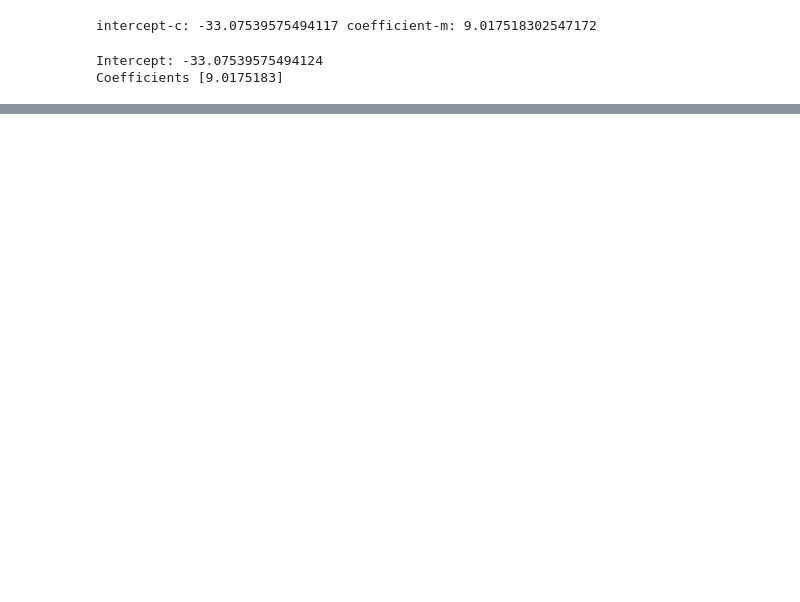
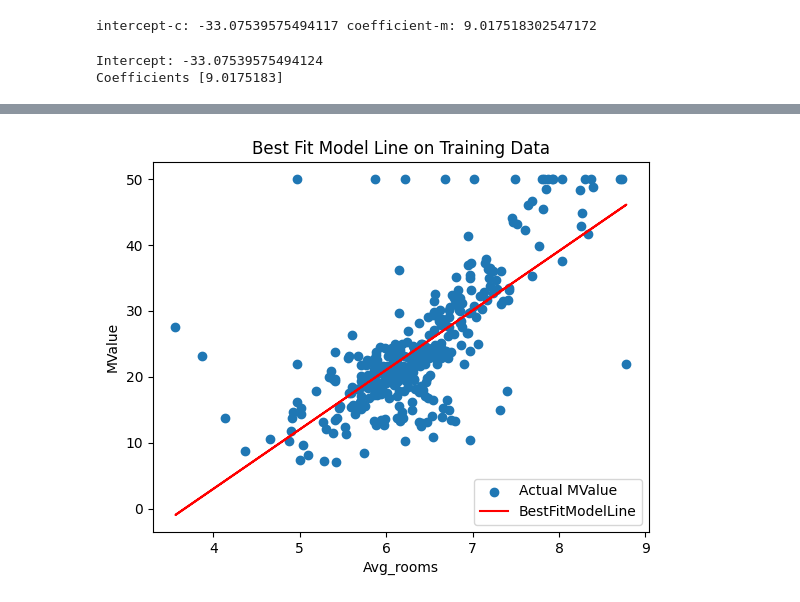
Before and after one commit to swastikbanerjee/AML_Lab, a Jupyter notebook: Lab1.ipynb, the cells around one changed output, grey strips where cells are left out. Cells and saved outputs as stored; diff of their text form; code cells hidden in the pictures; blank space fills up the shorter version.

```diff
--- a/Lab1.ipynb
+++ b/Lab1.ipynb
@@ -97,3 +95,5 @@ print('Coefficients',model.coef_)
 # %% [output]
 Intercept: -33.07539575494124
 Coefficients [9.0175183]
+# %%
+df1 = data.iloc[:354,:]
@@ -100,5 +116,5 @@ Coefficients [9.0175183]
 # %%
 trained_model = c + m*data.iloc[:354,5]
-data['Pred_MValue'] = trained_model
-data[['Avg_rooms','MValue','Pred_MValue']]
+df1['Pred_MValue'] = trained_model
+df1[['Avg_rooms ','MValue','Pred_MValue']]
 # %% [output]
@@ -105,0 +134,11 @@ KeyError: ignored
+# %%
+fig, ax = plt.subplots()
+ax.scatter(x='Avg_rooms ',y='MValue',data=df1,label='Actual MValue') #plotting actual minutes
+ax.plot(df1['Avg_rooms '],df1['Pred_MValue'],color='red',label='BestFitModelLine') #plotting best fit model predictions
+ax.set_ylabel('MValue')
+ax.set_xlabel('Avg_rooms')
+ax.set_title('Best Fit Model Line on Training Data')
+ax.legend()
+plt.show()
+# %% [output]
+[figure, added]
```
Also changed, not shown: parts of 10 cells of this notebook.
